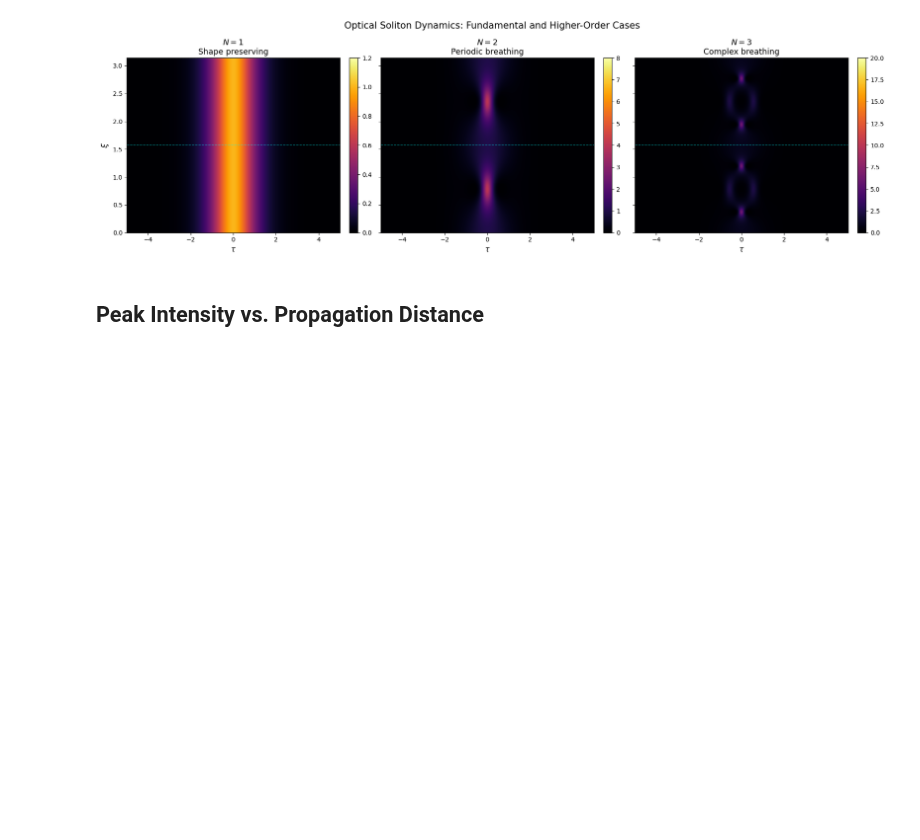
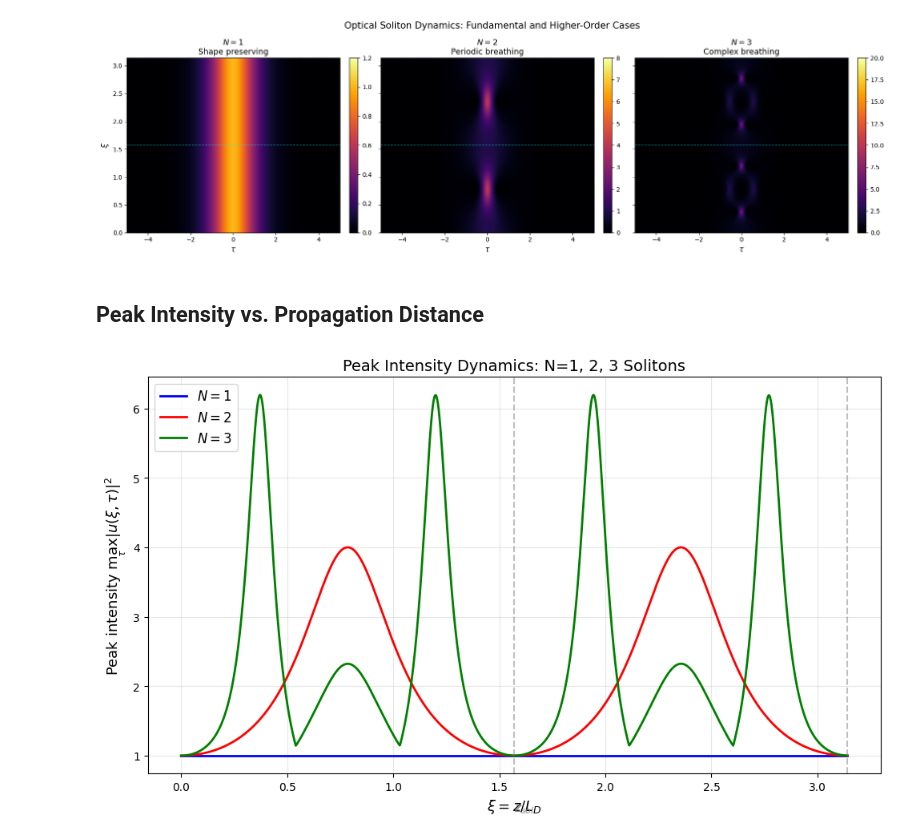
Before and after one commit to abbas-ahmad-cowlar/split-step-fourier-nlse, a Jupyter notebook: notebooks/03_solitons.ipynb, the cells around one changed output. Cells and saved outputs as stored; diff of their text form; code cells hidden in the pictures; blank space fills up the shorter version.

Commit message:
Save 03 solitons figure output

```diff
--- a/notebooks/03_solitons.ipynb
+++ b/notebooks/03_solitons.ipynb
@@ -283,3 +283,26 @@ plt.show()
 [figure]
 # %% [markdown]
 ## Peak Intensity vs. Propagation Distance
+# %%
+fig, ax = plt.subplots(figsize=(10, 6))
+peak_N1 = np.max(np.abs(u_hist_N1_cmp)**2, axis=1)
+peak_N2 = np.max(np.abs(u_hist_N2)**2, axis=1)
+peak_N3 = np.max(np.abs(u_hist_N3)**2, axis=1)
+
+ax.plot(xi_arr_N1_cmp, peak_N1, 'b-', lw=2, label='$N=1$')
+ax.plot(xi_arr_N2, peak_N2, 'r-', lw=2, label='$N=2$')
+ax.plot(xi_arr_N3, peak_N3, 'g-', lw=2, label='$N=3$')
+for k in range(1, 3):
+    ax.axvline(x=k*np.pi/2, color='gray', ls='--', alpha=0.5)
+ax.text(np.pi/2, 0.2, r'$z_{sol}$', fontsize=11, color='gray')
+
+ax.set_xlabel(r'$\xi = z/L_D$', fontsize=13)
+ax.set_ylabel(r'Peak intensity $\max_\tau |u(\xi,\tau)|^2$', fontsize=13)
+ax.set_title('Peak Intensity Dynamics: N=1, 2, 3 Solitons', fontsize=14)
+ax.legend(fontsize=12)
+ax.grid(True, alpha=0.3)
+fig.tight_layout()
+save_figure(fig, FIG_DIR / "nb03_peak_intensity.png")
+plt.show()
+# %% [output]
+[figure, added]
```
